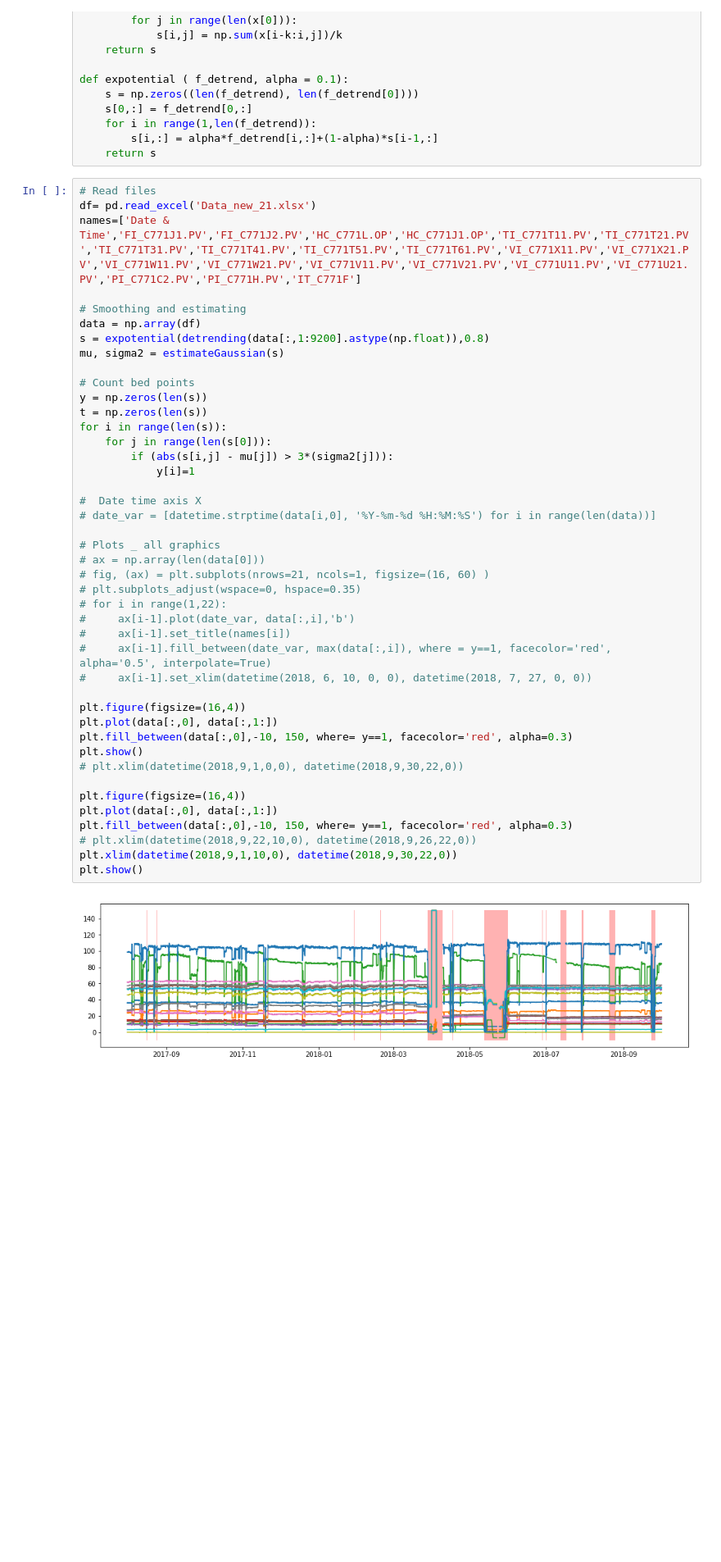
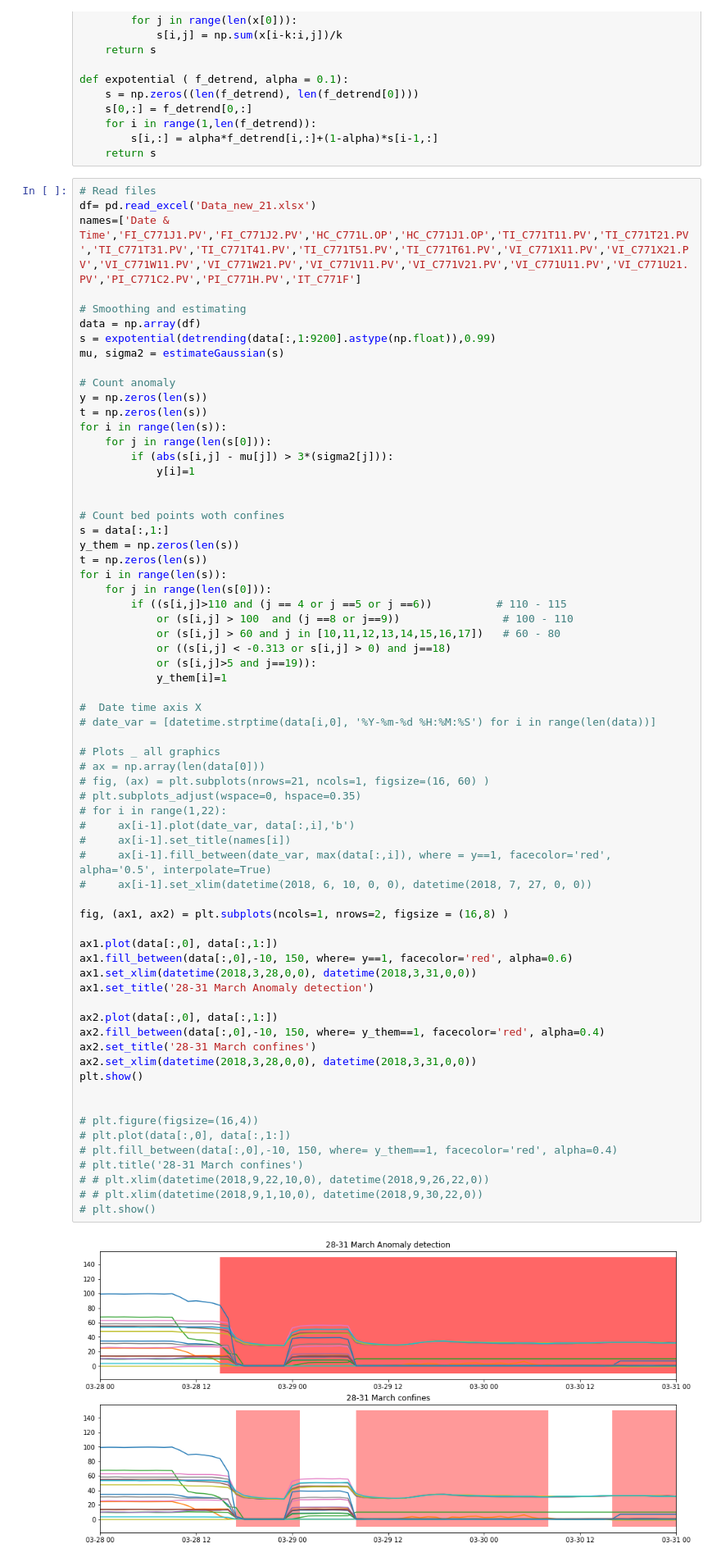
Before and after one commit to AnastasiiaKarliuk/Prediction-Maintenance, a Jupyter notebook: anomaly.ipynb, the cells around one changed output. Shown: that part at 82% size. Drawn from its saved outputs; the diff is of its cells as text; blank space fills up the shorter version.

```diff
--- a/anomaly.ipynb
+++ b/anomaly.ipynb
@@ -49,43 +49,66 @@ def expotential ( f_detrend, alpha = 0.1):
 df= pd.read_excel('Data_new_21.xlsx')
 names=['Date & Time','FI_C771J1.PV','FI_C771J2.PV','HC_C771L.OP','HC_C771J1.OP','TI_C771T11.PV','TI_C771T21.PV','TI_C771T31.PV','TI_C771T41.PV','TI_C771T51.PV','TI_C771T61.PV','VI_C771X11.PV','VI_C771X21.PV','VI_C771W11.PV','VI_C771W21.PV','VI_C771V11.PV','VI_C771V21.PV','VI_C771U11.PV','VI_C771U21.PV','PI_C771C2.PV','PI_C771H.PV','IT_C771F']
 
 # Smoothing and estimating
 data = np.array(df)
-s = expotential(detrending(data[:,1:9200].astype(np.float)),0.8)
+s = expotential(detrending(data[:,1:9200].astype(np.float)),0.99)
 mu, sigma2 = estimateGaussian(s)
 
-# Count bed points
+# Count anomaly
 y = np.zeros(len(s))
 t = np.zeros(len(s))
 for i in range(len(s)):
     for j in range(len(s[0])):
         if (abs(s[i,j] - mu[j]) > 3*(sigma2[j])):
             y[i]=1
+
+
+# Count bed points woth confines
+s = data[:,1:]
+y_them = np.zeros(len(s))
+t = np.zeros(len(s))
+for i in range(len(s)):
+    for j in range(len(s[0])):
+        if ((s[i,j]>110 and (j == 4 or j ==5 or j ==6))          # 110 - 115
+            or (s[i,j] > 100  and (j ==8 or j==9))                # 100 - 110
+            or (s[i,j] > 60 and j in [10,11,12,13,14,15,16,17])   # 60 - 80
+            or ((s[i,j] < -0.313 or s[i,j] > 0) and j==18)
+            or (s[i,j]>5 and j==19)):
+            y_them[i]=1
 
 #  Date time axis X
 # date_var = [datetime.strptime(data[i,0], '%Y-%m-%d %H:%M:%S') for i in range(len(data))]
 
 # Plots _ all graphics
 # ax = np.array(len(data[0]))
 # fig, (ax) = plt.subplots(nrows=21, ncols=1, figsize=(16, 60) )
 # plt.subplots_adjust(wspace=0, hspace=0.35)
 # for i in range(1,22):
 #     ax[i-1].plot(date_var, data[:,i],'b')
 #     ax[i-1].set_title(names[i])
 #     ax[i-1].fill_between(date_var, max(data[:,i]), where = y==1, facecolor='red', alpha='0.5', interpolate=True)
 #     ax[i-1].set_xlim(datetime(2018, 6, 10, 0, 0), datetime(2018, 7, 27, 0, 0))
 
-plt.figure(figsize=(16,4))
-plt.plot(data[:,0], data[:,1:])
-plt.fill_between(data[:,0],-10, 150, where= y==1, facecolor='red', alpha=0.3)
+fig, (ax1, ax2) = plt.subplots(ncols=1, nrows=2, figsize = (16,8) )
+
+ax1.plot(data[:,0], data[:,1:])
+ax1.fill_between(data[:,0],-10, 150, where= y==1, facecolor='red', alpha=0.6)
+ax1.set_xlim(datetime(2018,3,28,0,0), datetime(2018,3,31,0,0))
+ax1.set_title('28-31 March Anomaly detection')
+
+ax2.plot(data[:,0], data[:,1:])
+ax2.fill_between(data[:,0],-10, 150, where= y_them==1, facecolor='red', alpha=0.4)
+ax2.set_title('28-31 March confines')
+ax2.set_xlim(datetime(2018,3,28,0,0), datetime(2018,3,31,0,0))
 plt.show()
-# plt.xlim(datetime(2018,9,1,0,0), datetime(2018,9,30,22,0))
 
-plt.figure(figsize=(16,4))
-plt.plot(data[:,0], data[:,1:])
-plt.fill_between(data[:,0],-10, 150, where= y==1, facecolor='red', alpha=0.3)
-# plt.xlim(datetime(2018,9,22,10,0), datetime(2018,9,26,22,0))
-plt.xlim(datetime(2018,9,1,10,0), datetime(2018,9,30,22,0))
-plt.show()
+
+# plt.figure(figsize=(16,4))
+# plt.plot(data[:,0], data[:,1:])
+# plt.fill_between(data[:,0],-10, 150, where= y_them==1, facecolor='red', alpha=0.4)
+# plt.title('28-31 March confines')
+# # plt.xlim(datetime(2018,9,22,10,0), datetime(2018,9,26,22,0))
+# # plt.xlim(datetime(2018,9,1,10,0), datetime(2018,9,30,22,0))
+# plt.show()
 # %% [output]
-[figure, old version]
+[figure, new version]
```
Also changed, not shown: parts of 1 cell of this notebook.
